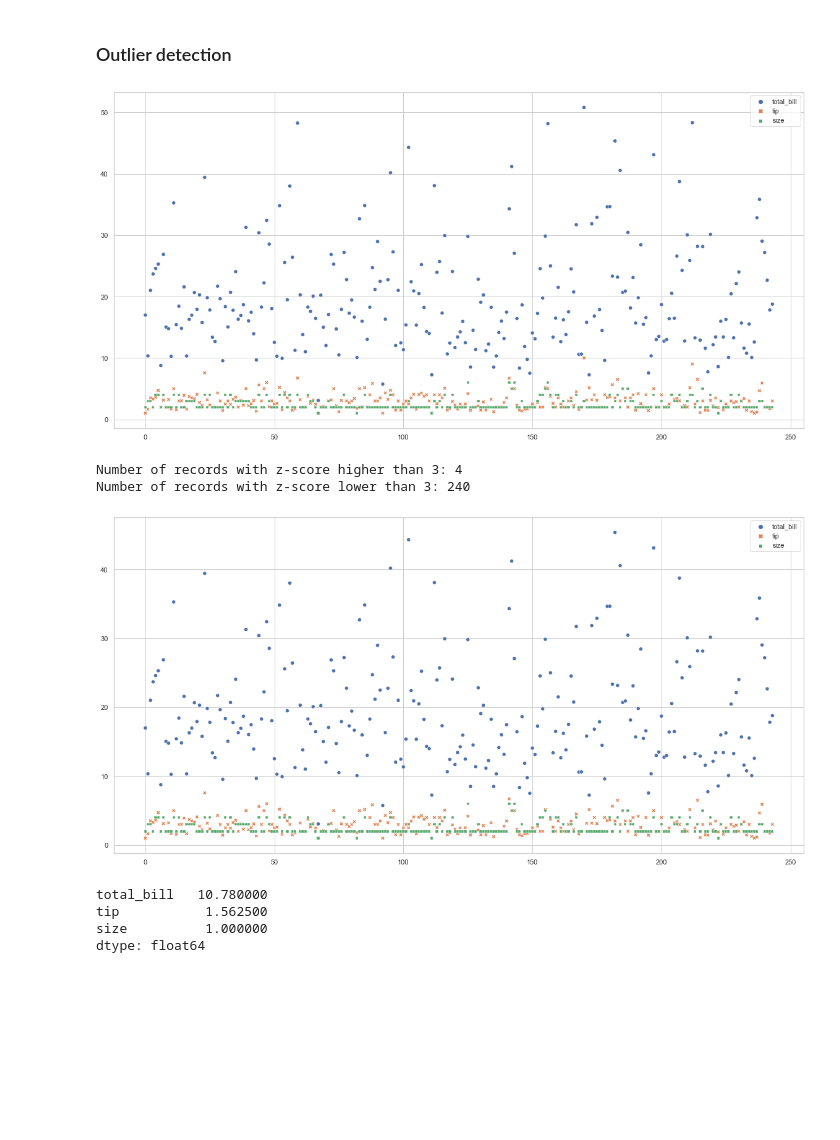
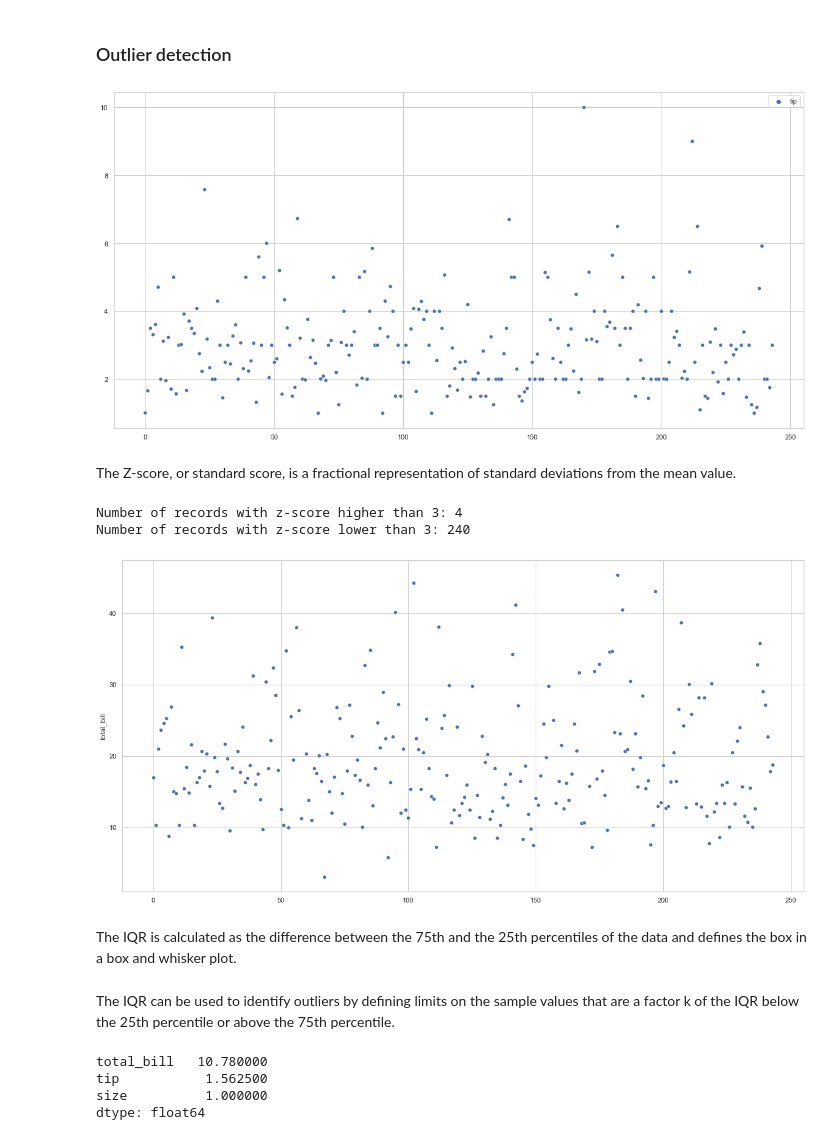
Before and after one commit to ulmii/machine-learning, a Jupyter notebook: ml.ipynb, the cells around one changed output. Saved outputs shown, nothing was run; the diff lists cells and outputs as text; code cells hidden in the pictures; blank space fills up the shorter version.

```diff
--- a/ml.ipynb
+++ b/ml.ipynb
@@ -297,10 +152,12 @@ sns.kdeplot(data=tips, x="total_bill")
 # %% [markdown]
 ### Outlier detection
 # %%
-sns.scatterplot(data=tips)
+sns.scatterplot(data=[tips.tip])
 plt.show()
 # %% [output]
-[figure, old version]
+[figure, new version]
+# %% [markdown]
+The Z-score, or standard score, is a fractional representation of standard deviations from the mean value.
 # %%
 z = np.abs(stats.zscore(tips.total_bill))
 # %%
@@ -312,10 +169,14 @@ Number of records with z-score lower than 3: 240
 # %%
 tips_z_score = tips[z < 3]
 # %%
-sns.scatterplot(data=tips_z_score)
+sns.scatterplot(data=tips_z_score.total_bill)
 plt.show()
 # %% [output]
-[figure, old version]
+[figure, new version]
+# %% [markdown]
+The IQR is calculated as the difference between the 75th and the 25th percentiles of the data and defines the box in a box and whisker plot.
+# %% [markdown]
+The IQR can be used to identify outliers by defining limits on the sample values that are a factor k of the IQR below the 25th percentile or above the 75th percentile.
 # %%
 q1 = tips.quantile(0.25)
 q3 = tips.quantile(0.75)
```
Also changed, not shown: parts of 81 cells of this notebook.
